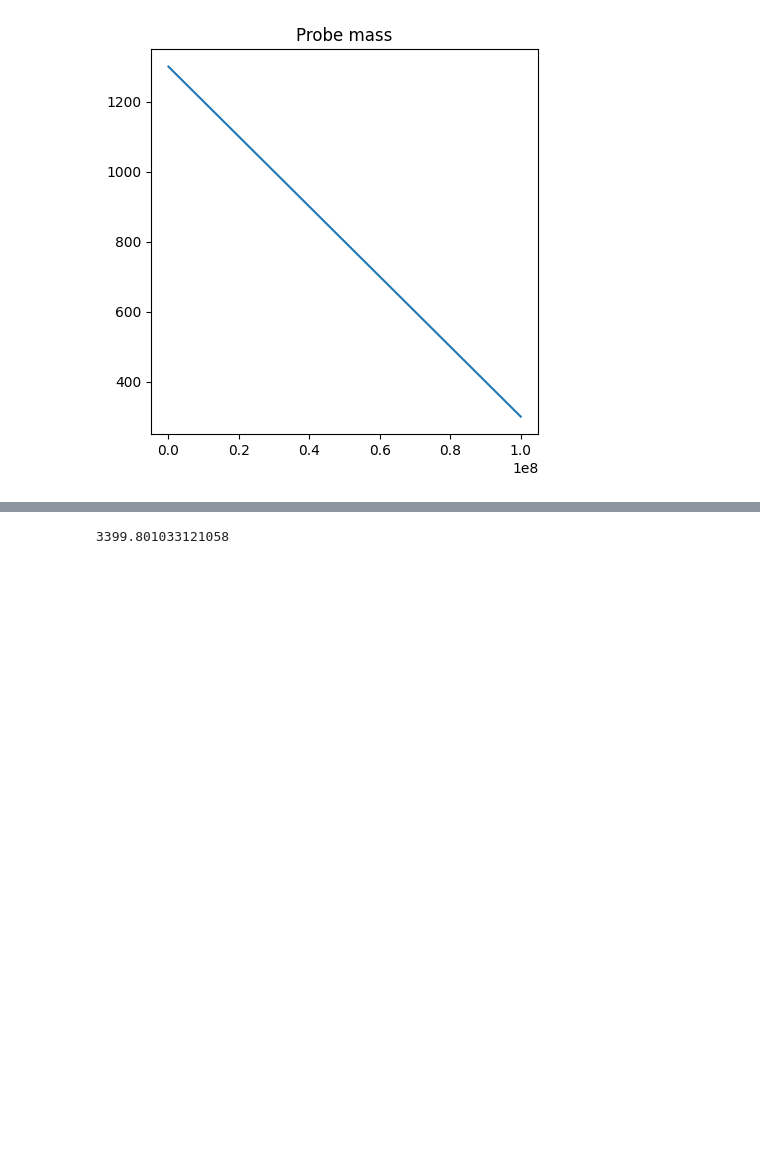
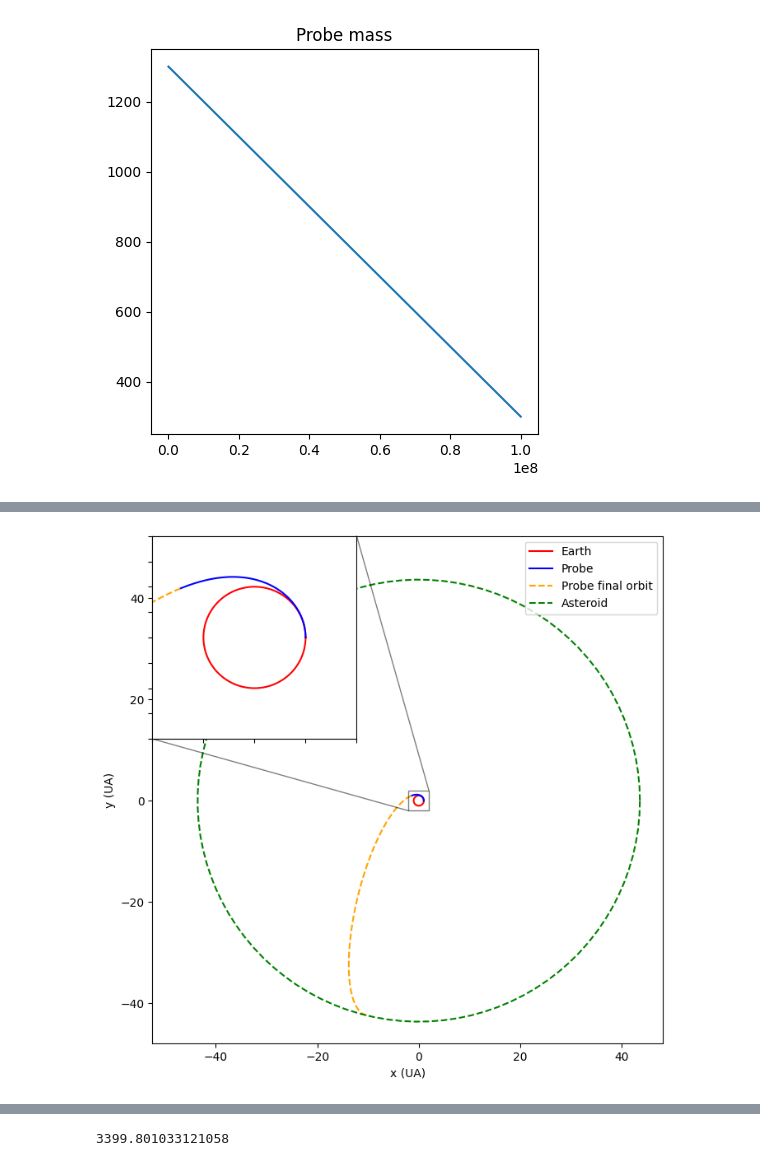
Before and after one commit to Captainfl4me/space-dynamics-workbook, a Jupyter notebook: WE13.ipynb, the cells around one changed output, grey strips where cells are left out. Saved outputs shown, nothing was run; the diff lists cells and outputs as text; code cells hidden in the pictures; blank space fills up the shorter version.

```diff
--- a/WE13.ipynb
+++ b/WE13.ipynb
@@ -90,0 +137,39 @@ As the starting amount of fuel will determine the final orbit the probe will rea
+# %%
+fig = plt.figure(figsize=(8, 8))  # create figure, figsize can be changed as preferred
+ax = fig.add_subplot(111)
+
+# Plotting Earth's orbit
+uang = np.linspace(0, 2 * np.pi, 100)
+x = np.cos(uang)
+y = np.sin(uang)
+ax.plot(x, y, color='red', label='Earth')
+
+ax.plot(meters_to_UA(posvel[:, 0]), meters_to_UA(posvel[:, 1]), color='blue', label="Probe") # plot the probe's orbit
+
+# Plot probe's final orbit
+ax.plot(meters_to_UA(posvel_after[:, 0]), meters_to_UA(posvel_after[:, 1]), color='orange', label='Probe final orbit', linestyle="--")
+
+# inset axes....
+box_size = 2
+x1, x2, y1, y2 = -box_size, box_size, -box_size, box_size  # subregion of the original image
+axins = ax.inset_axes(
+    [0, 0.6, 0.4, 0.4],
+    xlim=(x1, x2), ylim=(y1, y2), xticklabels=[], yticklabels=[])
+axins.plot(x, y, color='red', label='Earth')
+axins.plot(meters_to_UA(posvel[:, 0]), meters_to_UA(posvel[:, 1]), color='blue', label="Probe") # plot the probe's orbit
+axins.plot(meters_to_UA(posvel_after[:, 0]), meters_to_UA(posvel_after[:, 1]), color='orange', label='Probe final orbit', linestyle="--")
+
+# Plotting Asteroid's orbit
+uang = np.linspace(0, 2 * np.pi, 100)
+x = 43.6 * np.cos(uang)
+y = 43.6 * np.sin(uang)
+ax.plot(x, y, color='green', linestyle="--", label='Asteroid')
+
+ax.indicate_inset_zoom(axins, edgecolor="black")
+ax.set_xlabel('x (UA)')
+ax.set_ylabel('y (UA)')
+ax.axis('equal')
+ax.legend(loc="upper right")
+plt.show() # make plot appear
+# %% [output]
+[figure, added]
```
Also changed, not shown: parts of 23 cells of this notebook.
